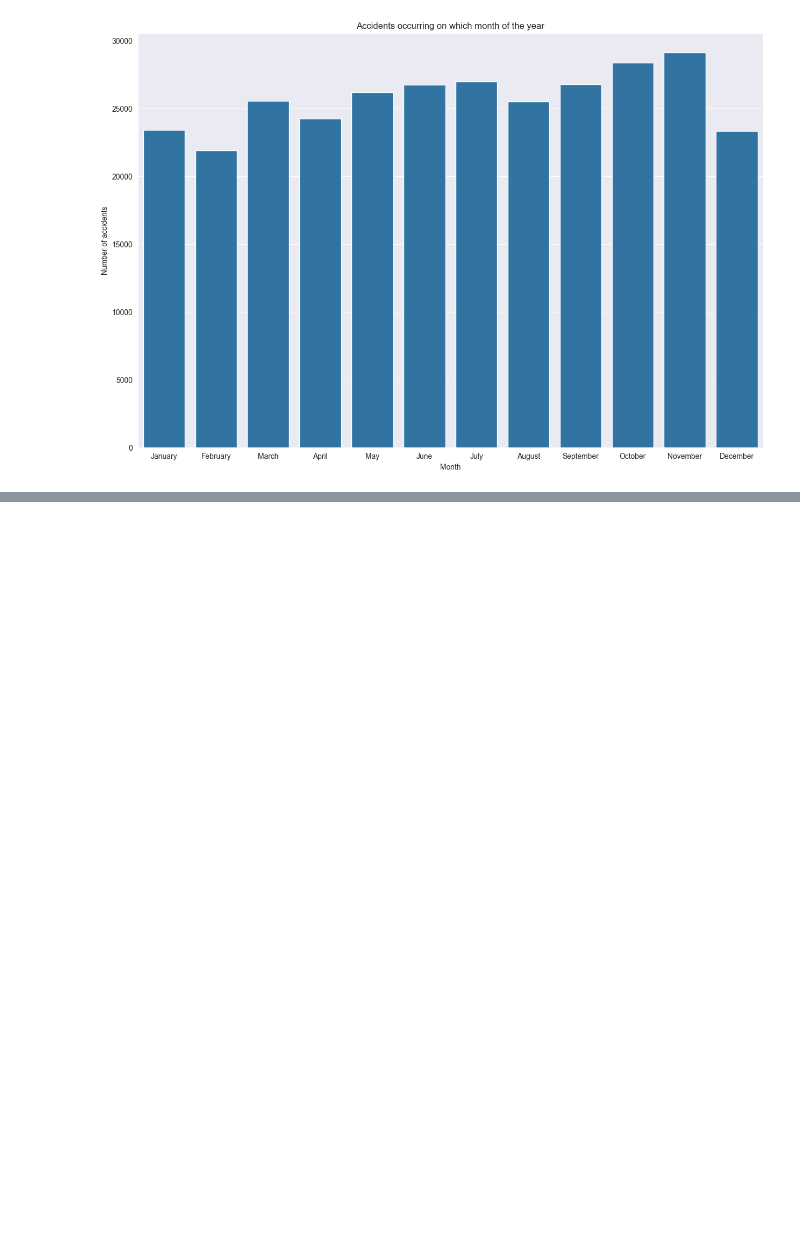
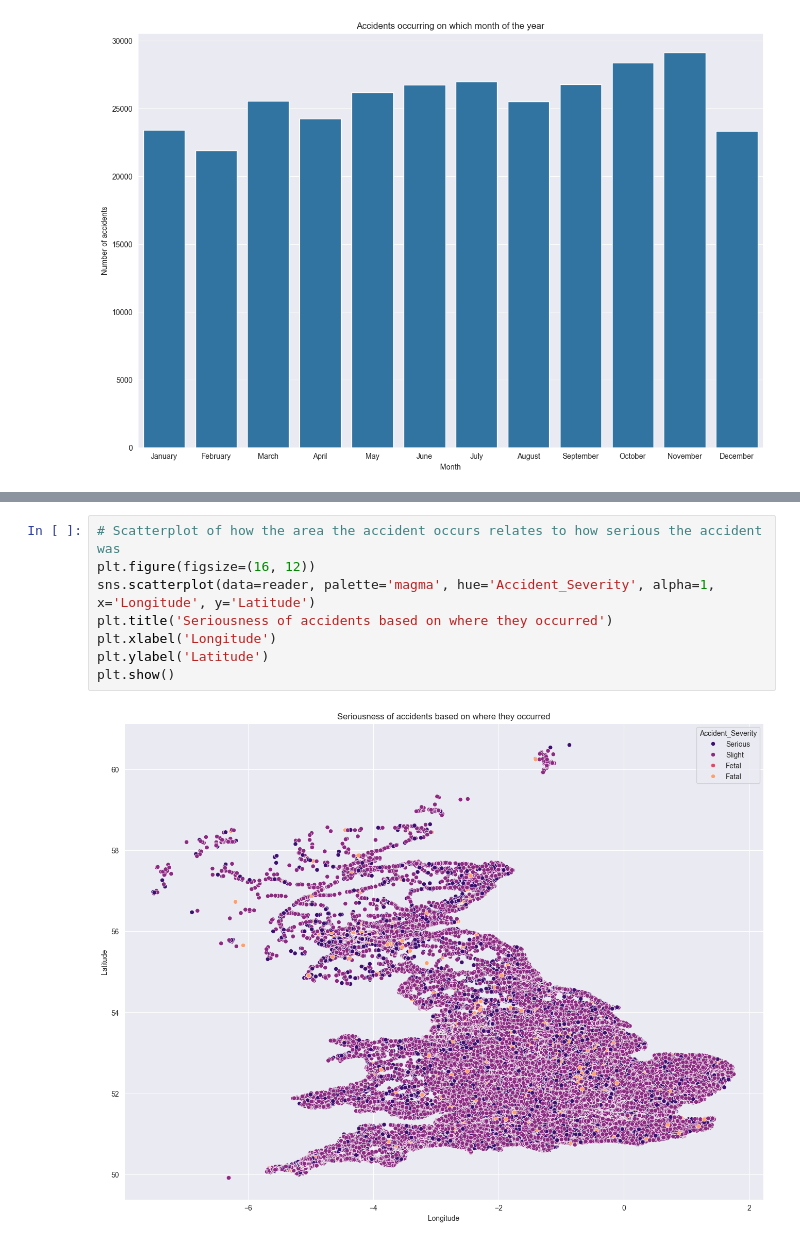
Before and after one commit to CodeStation5/Vehicle-Accident-ML, a Jupyter notebook: main.ipynb, the cells around one changed output, grey strips where cells are left out. Cells and saved outputs as stored; diff of their text form; blank space fills up the shorter version.

```diff
--- a/main.ipynb
+++ b/main.ipynb
@@ -83,0 +81,10 @@ plt.show()
+# %%
+# Scatterplot of how the area the accident occurs relates to how serious the accident was
+plt.figure(figsize=(16, 12))
+sns.scatterplot(data=reader, palette='magma', hue='Accident_Severity', alpha=1, x='Longitude', y='Latitude')
+plt.title('Seriousness of accidents based on where they occurred')
+plt.xlabel('Longitude')
+plt.ylabel('Latitude')
+plt.show()
+# %% [output]
+[figure, added]
```
Also changed, not shown: parts of 2 cells of this notebook.
